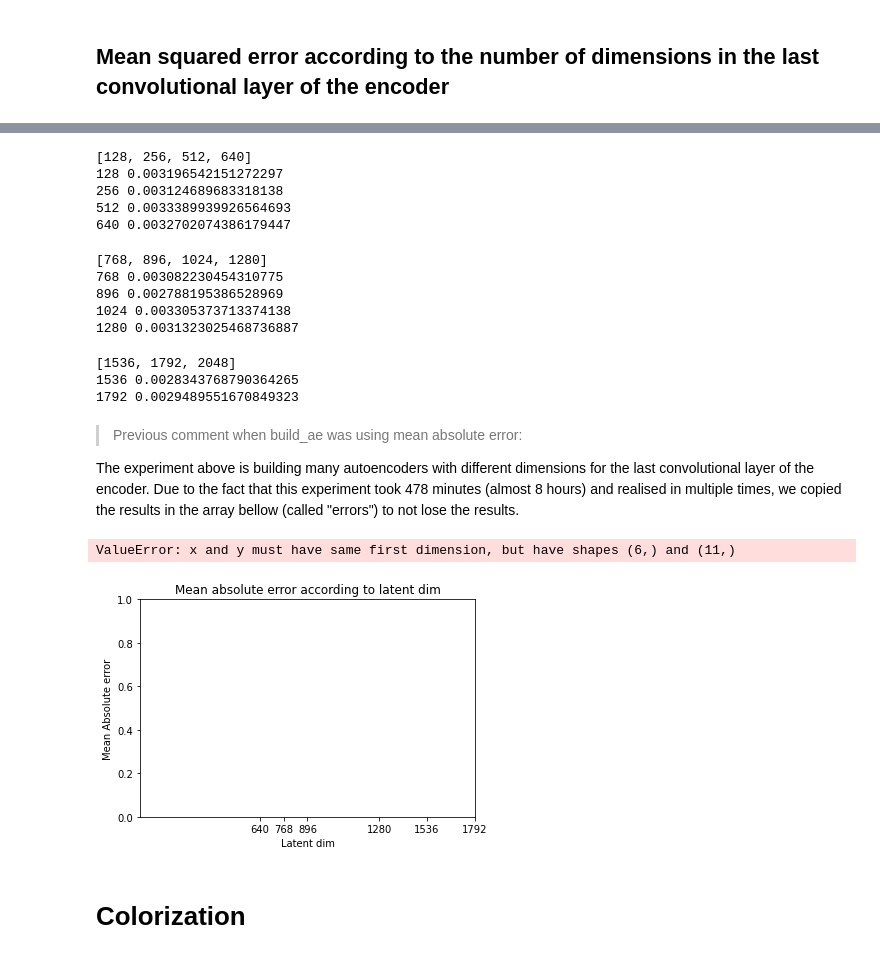
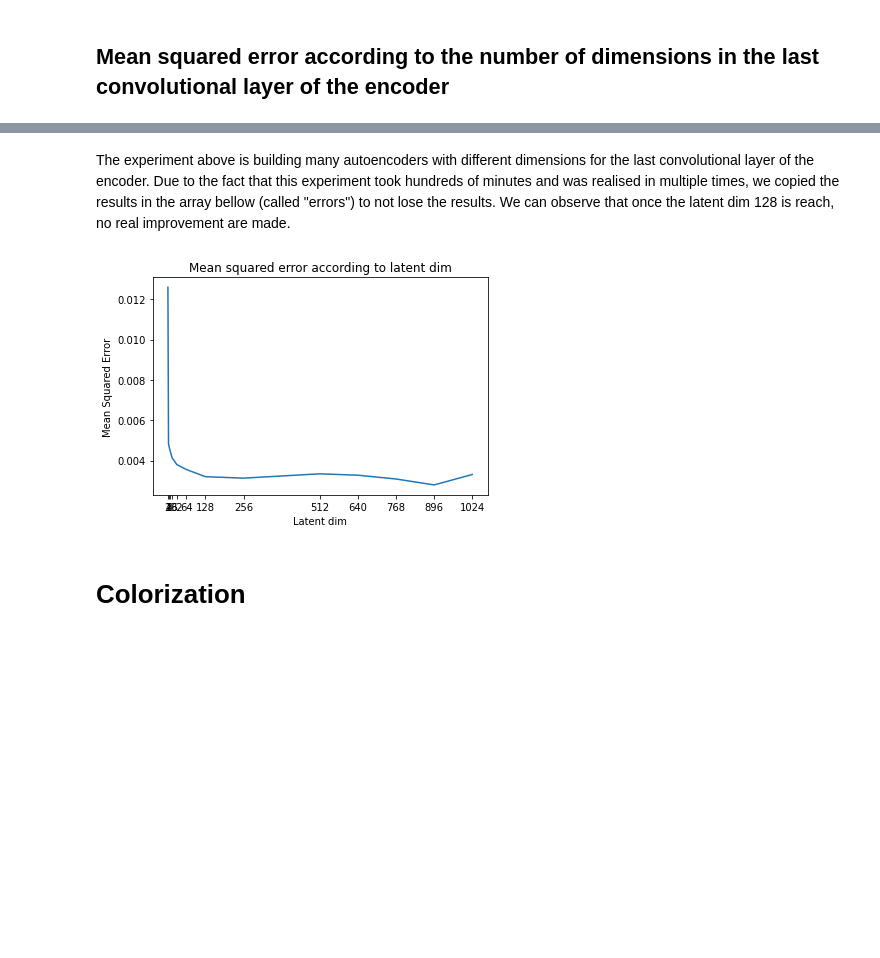
Before and after one commit to lougau92/Autoencoder-for-image-coloring, a Jupyter notebook: notebook.ipynb, the cells around one changed output, grey strips where cells are left out. Cells and saved outputs as stored; diff of their text form; code cells hidden in the pictures; blank space fills up the shorter version.

```diff
--- a/notebook.ipynb
+++ b/notebook.ipynb
@@ -308,73 +326,22 @@ for dim in dims:
-# %%
-# Is there an obvious correlation between the size of the latent space representation and the error?
-# dims = np.power(2,np.arange(1,12,1))
-dims = [128, 256, 512, 640]
-print(dims)
-
-errors = []
-for dim in dims:
-    error = build_ae(latent_dim = dim)
-    errors.append(error[len(error)-1])
-    print(dim, error[len(error)-1])
-# %% [output]
-[128, 256, 512, 640]
-128 0.003196542151272297
-256 0.003124689683318138
-512 0.0033389939926564693
-640 0.0032702074386179447
-# %%
-# Is there an obvious correlation between the size of the latent space representation and the error?
-# dims = np.power(2,np.arange(1,12,1))
-dims = [768, 896, 1024, 1280]
-print(dims)
-
-errors = []
-for dim in dims:
-    error = build_ae(latent_dim = dim)
-    errors.append(error[len(error)-1])
-    print(dim, error[len(error)-1])
-# %% [output]
-[768, 896, 1024, 1280]
-768 0.003082230454310775
-896 0.002788195386528969
-1024 0.003305373713374138
-1280 0.0031323025468736887
-# %%
-# Is there an obvious correlation between the size of the latent space representation and the error?
-# dims = np.power(2,np.arange(1,12,1))
-dims = [1536, 1792, 2048]
-print(dims)
-
-errors = []
-for dim in dims:
-    error = build_ae(latent_dim = dim)
-    errors.append(error[len(error)-1])
-    print(dim, error[len(error)-1])
-# %% [output]
-[1536, 1792, 2048]
-1536 0.0028343768790364265
-1792 0.0029489551670849323
 # %% [markdown]
-> Previous comment when build_ae was using mean absolute error:
-
-The experiment above is building many autoencoders with different dimensions for the last convolutional layer of the encoder. Due to the fact that this experiment took 478 minutes (almost 8 hours) and realised in multiple times, we copied the results in the array bellow (called "errors") to not lose the results.
+The experiment above is building many autoencoders with different dimensions for the last convolutional layer of the encoder. Due to the fact that this experiment took hundreds of minutes and was realised in multiple times, we copied the results in the array bellow (called "errors") to not lose the results.
+We can observe that once the latent dim 128 is reach, no real improvement are made.
 # %%
 # Result when build_ae was using mean absolute error:
-errors = [0.01259929034858942, 0.00482218200340867, 0.004560419358313084,  0.004137229174375534,  0.0037965828087180853,  0.0035522794350981712, 128 0.003196542151272297, 0.003124689683318138, 0.0033389939926564693, 0.0032702074386179447, 768 0.003082230454310775, 0.002788195386528969, 0.003305373713374138, 0.0031323025468736887, 0.0028343768790364265, 0.0029489551670849323]
+errors = [0.01259929034858942, 0.00482218200340867, 0.004560419358313084, 0.004137229174375534, 0.0037965828087180853, 0.0035522794350981712, 0.003196542151272297, 0.003124689683318138, 0.0033389939926564693, 0.0032702074386179447, 0.003082230454310775, 0.002788195386528969, 0.003305373713374138, 0.0031323025468736887, 0.0028343768790364265, 0.0029489551670849323]
 dims = [2, 4, 8, 16, 32, 64, 128, 256, 512, 640, 768, 896, 1024, 1280, 1536, 1792]
 
 plt.title("Mean squared error according to latent dim")
 plt.xlabel("Latent dim")
-plt.ylabel("Mean Absolute error")
+plt.ylabel("Mean Squared Error")
 
 plt.xticks(dims)
 
-plt.plot(dims, errors)
+plt.plot(dims[:13], errors[:13])
 
 plt.show()
 # %% [output]
-ValueError: x and y must have same first dimension, but have shapes (6,) and (11,)
-[figure, old version]
+[figure, new version]
 # %% [markdown]
 # Colorization
 # %% [markdown]
```
Also changed, not shown: parts of 6 cells of this notebook.
